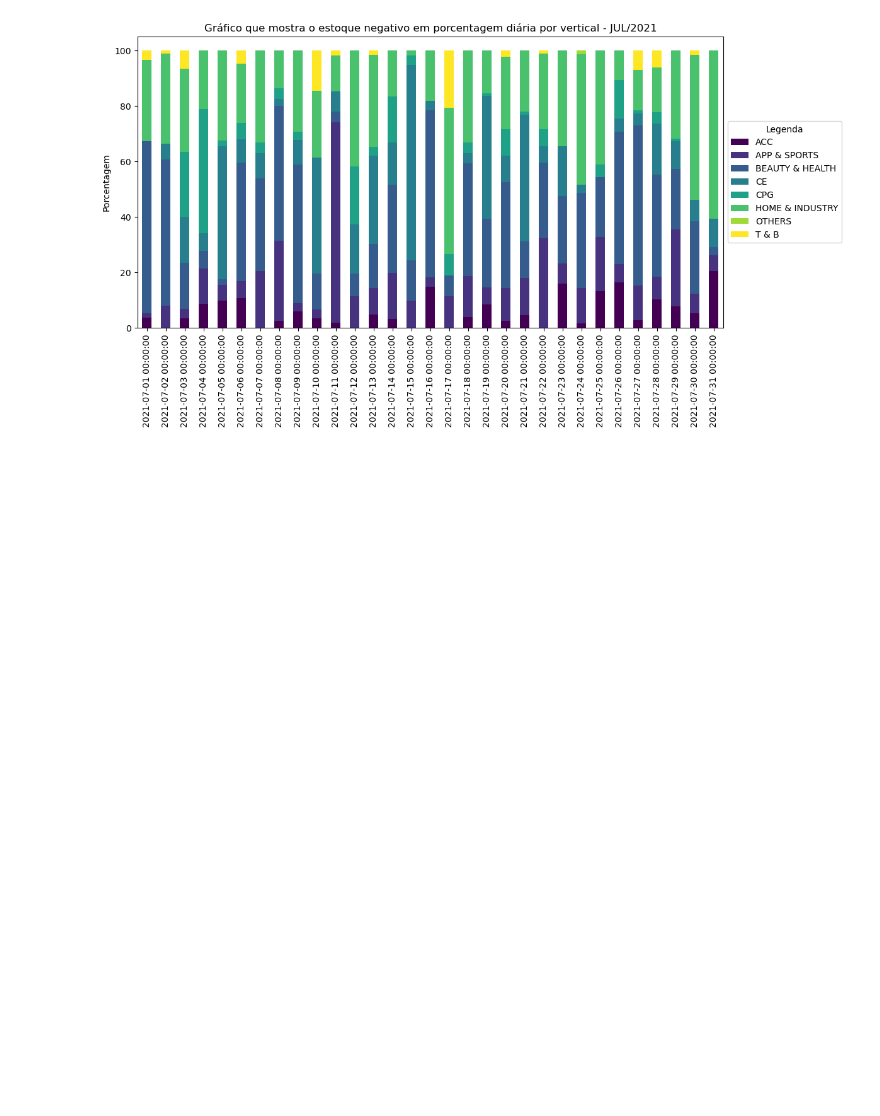
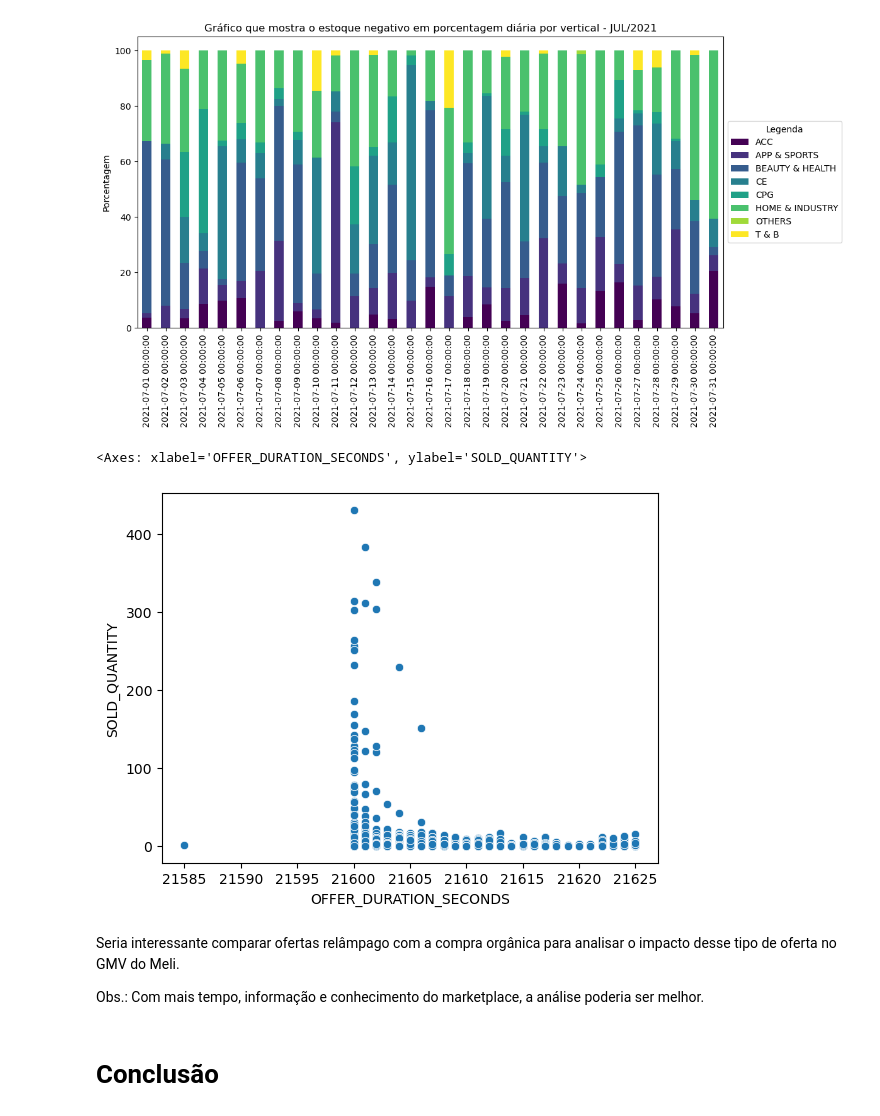
Before and after one commit to remarchese/meli_technical_challenge, a Jupyter notebook: DS Challenge - Case 1.ipynb, the cells around one changed output. Saved outputs shown, nothing was run; the diff lists cells and outputs as text; code cells hidden in the pictures; blank space fills up the shorter version.

```diff
--- a/DS Challenge - Case 1.ipynb
+++ b/DS Challenge - Case 1.ipynb
@@ -651,3 +717,15 @@ ax.legend(loc='center left', bbox_to_anchor=(1, 0.5), title='Legenda')
 plt.show()
 # %% [output]
 [figure]
+# %%
+# Relação de duração com quantidade vendida
+sns.scatterplot(data=df[df['duracao_outlier'] == 0], x='OFFER_DURATION_SECONDS', y='SOLD_QUANTITY')
+# %% [output]
+<Axes: xlabel='OFFER_DURATION_SECONDS', ylabel='SOLD_QUANTITY'>
+[figure, added]
+# %% [markdown]
+Seria interessante comparar ofertas relâmpago com a compra orgânica para analisar o impacto desse tipo de oferta no GMV do Meli.
+
+Obs.: Com mais tempo, informação e conhecimento do marketplace, a análise poderia ser melhor.
+# %% [markdown]
+# Conclusão
```
Also changed, not shown: parts of 14 cells of this notebook.
